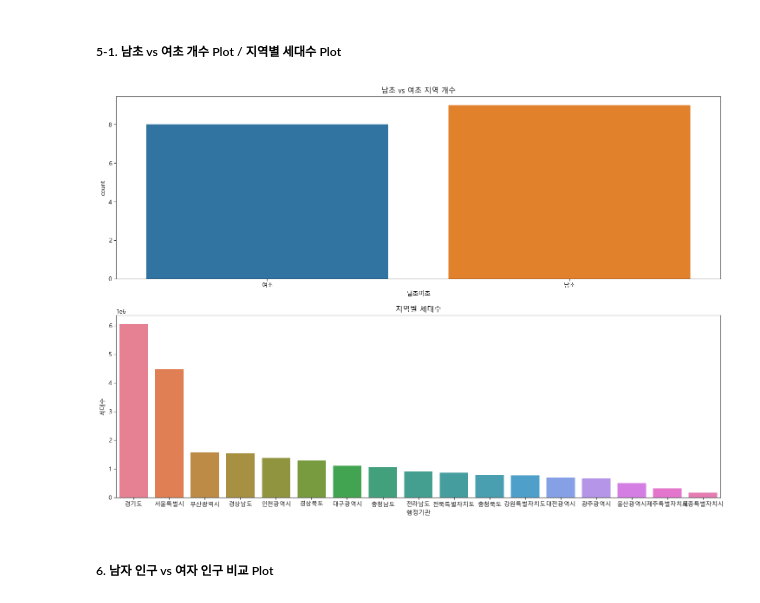
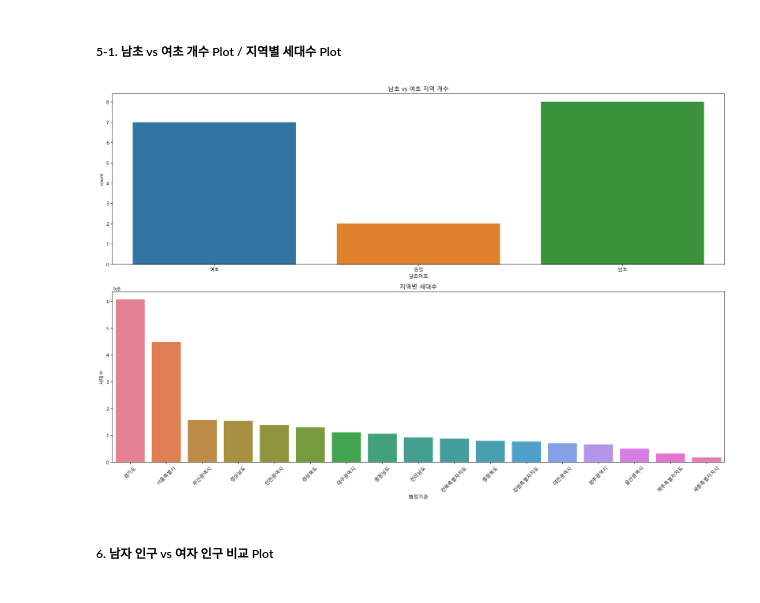
Before and after one commit to WorkSpaceForHanmg/Python_Webscraping_Analysis, a Jupyter notebook: 연습문제/04_인구현황분석.ipynb, the cells around one changed output. Cells and saved outputs as stored; diff of their text form; code cells hidden in the pictures.

```diff
--- a/연습문제/04_인구현황분석.ipynb
+++ b/연습문제/04_인구현황분석.ipynb
@@ -130,6 +144,11 @@ plt.figure(figsize=(10,5))
 * 남초여초 컬럼을 추가합니다.
 # %%
 print("4. 남초 vs 여초 지역 구분")
+
+df['남초여초'] = df['남여 비율'].map(lambda val: "여초" if val < 1
+                    else ("남초" if val > 1 else '동일'))
+
+df[['행정기관', '남여 비율', '남초여초']].sort_values(by='남여 비율', ascending=True).reset_index(drop=True).set_axis(range(1, 18), axis=0)
 # %% [output]
 4. 남초 vs 여초 지역 구분
 |  | 행정기관 | 남여 비율 | 남초여초 |
@@ -168,8 +190,20 @@ print("5. 세대당 인구 평균보다 높은 지역")
 # %% [markdown]
 ##### 5-1. 남초 vs 여초 개수 Plot  /  지역별 세대수 Plot
 # %%
+figure,(axes1, axes2) = plt.subplots(nrows=2, ncols=1)
+figure.set_size_inches(18, 12)
+
+#남초vs여초 개수 Plot
+sns.countplot(data=df, x = '남초여초', ax = axes1, hue = '남초여초')
+axes1.set_title('남초 vs 여초 지역 개수')
+
+#지역별 세대수 Plot
+sns.barplot(data=df.sort_values(by='세대수', ascending=False), x = '행정기관', y = '세대수', ax = axes2, hue = '행정기관')
+plt.xticks(rotation=45)
+axes2.set_title('지역별 세대수')
+plt.tight_layout()
 # %% [output]
-[figure, old version]
+[figure, new version]
 # %% [markdown]
 ##### 6. 남자 인구 vs 여자 인구 비교 Plot
 # %%
```
Also changed, not shown: parts of 9 cells of this notebook.
